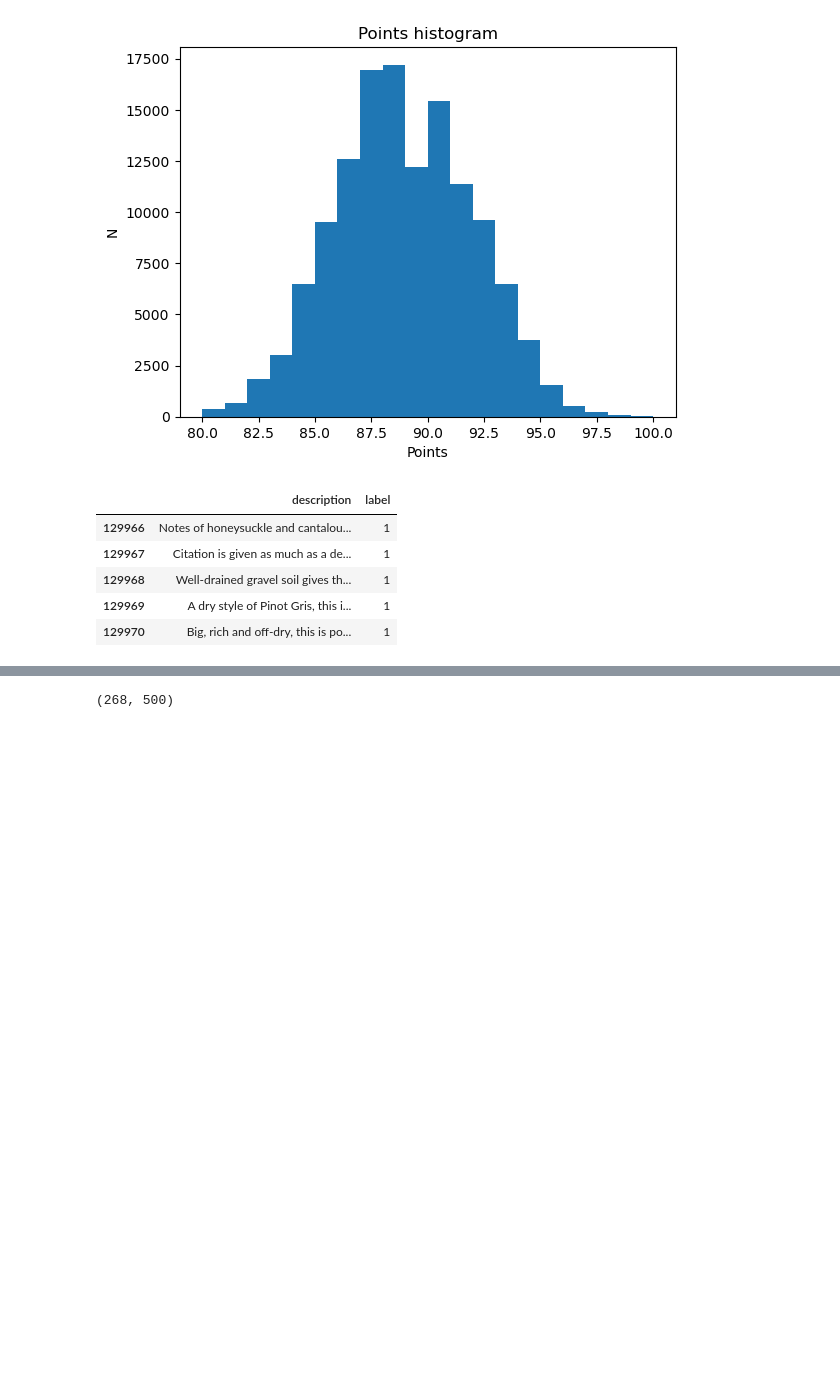
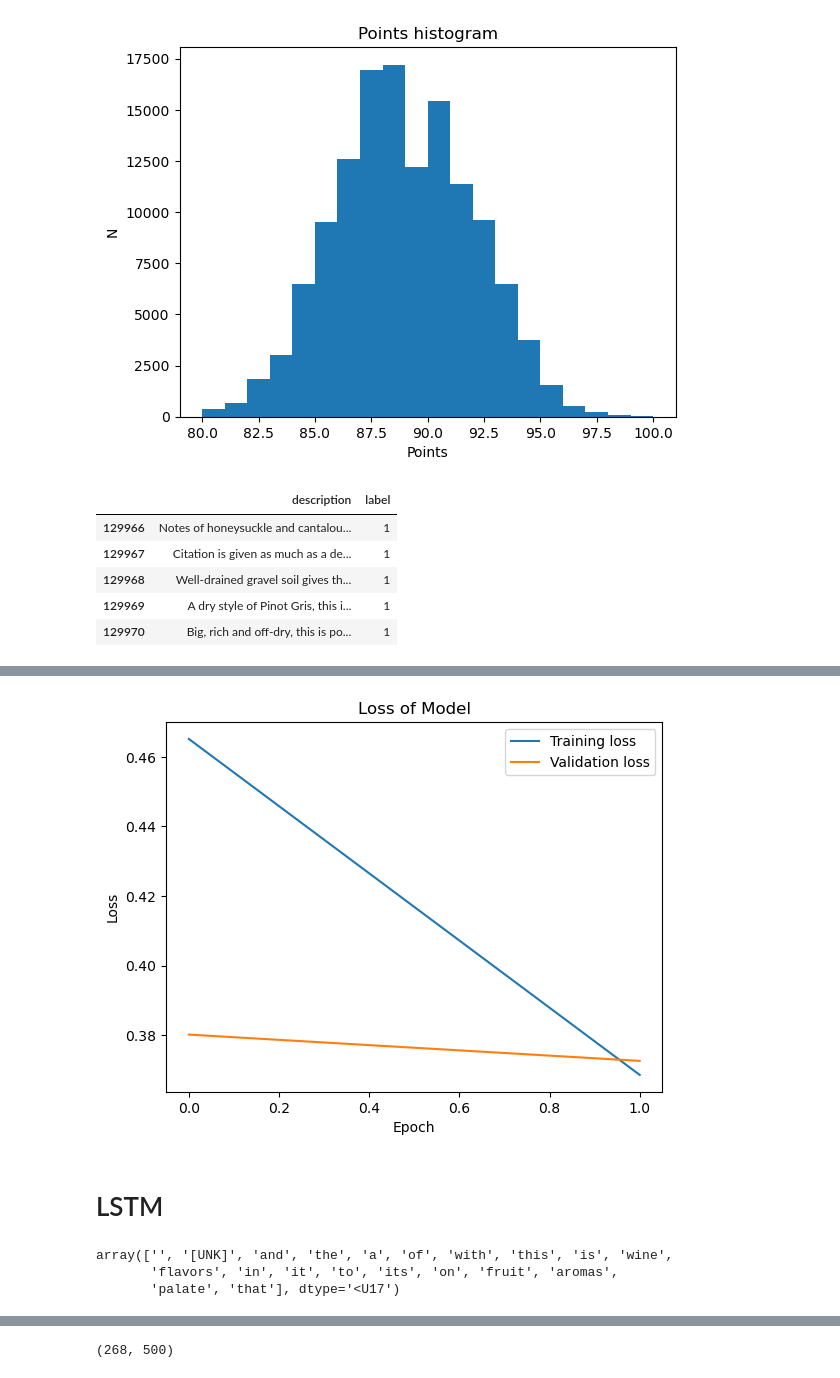
Before and after one commit to RaykKretzschmar/TensorFlow_Learning, a Jupyter notebook: tensorflow.ipynb, the cells around one changed output, grey strips where cells are left out. Saved outputs shown, nothing was run; the diff lists cells and outputs as text; code cells hidden in the pictures; blank space fills up the shorter version.

Commit message:
implement LSTM

```diff
--- a/tensorflow.ipynb
+++ b/tensorflow.ipynb
@@ -128,0 +229,12 @@ model.evaluate(valid_data)
+# %%
+plt.plot(history.history['loss'], label="Training loss")
+plt.plot(history.history['val_loss'], label="Validation loss")
+plt.title("Loss of Model")
+plt.xlabel("Epoch")
+plt.ylabel("Loss")
+plt.legend()
+plt.show()
+# %% [output]
+[figure, added]
+# %% [markdown]
+# LSTM
@@ -128,0 +244,7 @@ model.evaluate(valid_data)
+# %%
+vocab = np.array(encoder.get_vocabulary())
+vocab[:20]
+# %% [output]
+array(['', '[UNK]', 'and', 'the', 'a', 'of', 'with', 'this', 'is', 'wine',
+       'flavors', 'in', 'it', 'to', 'its', 'on', 'fruit', 'aromas',
+       'palate', 'that'], dtype='<U17')
```
Also changed, not shown: parts of 20 cells of this notebook, 1 other file.
